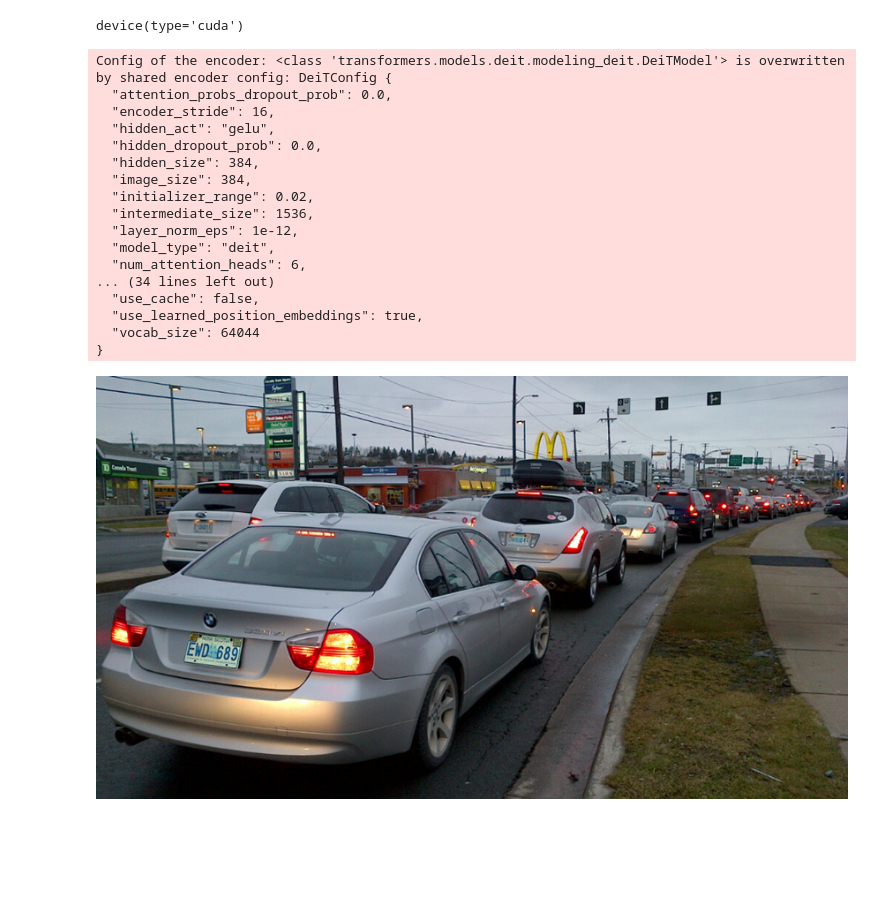
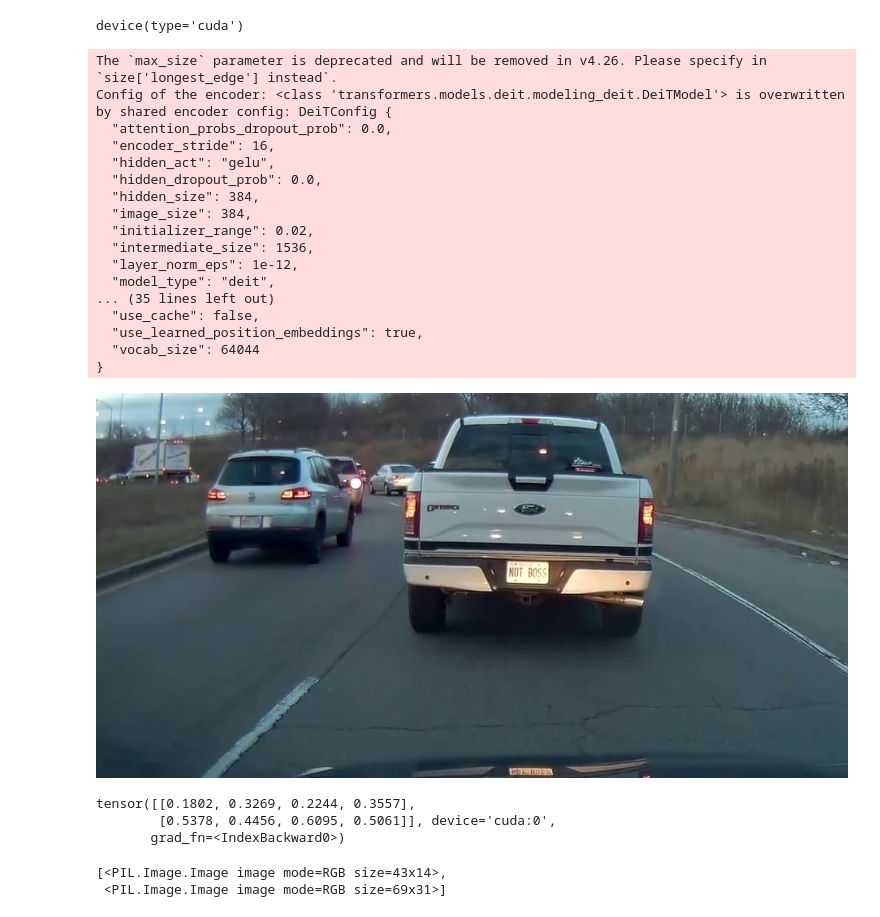
Before and after one commit to AlecLozano/Yolo_Trocr_License_Plate_Model, a Jupyter notebook: Model_Training/test.ipynb, the cells around one changed output. Drawn from its saved outputs; the diff is of its cells as text; code cells hidden in the pictures; blank space fills up the shorter version.

```diff
--- a/Model_Training/test.ipynb
+++ b/Model_Training/test.ipynb
@@ -21,8 +21,9 @@ yolo_model = YolosForObjectDetection.from_pretrained('nickmuchi/yolos-small-fine
 
 # Load model that I trained
 trocr_processor = TrOCRProcessor.from_pretrained('GudaGuda05/Trocr_License_Plate', use_fast=False)
-trocr_model = VisionEncoderDecoderModel.from_pretrained('model/model.pt').to(device)
+trocr_model = VisionEncoderDecoderModel.from_pretrained('GudaGuda05/Trocr_License_Plate').to(device)
 # %% [output]
+The `max_size` parameter is deprecated and will be removed in v4.26. Please specify in `size['longest_edge'] instead`.
 Config of the encoder: <class 'transformers.models.deit.modeling_deit.DeiTModel'> is overwritten by shared encoder config: DeiTConfig {
   "attention_probs_dropout_prob": 0.0,
   "encoder_stride": 16,
@@ -34,8 +35,7 @@ Config of the encoder: <class 'transformers.models.deit.modeling_deit.DeiTModel'
   "intermediate_size": 1536,
   "layer_norm_eps": 1e-12,
   "model_type": "deit",
-  "num_attention_heads": 6,
-... (34 lines left out)
+... (35 lines left out)
   "use_cache": false,
   "use_learned_position_embeddings": true,
   "vocab_size": 64044
@@ -87,15 +91,26 @@ def show_images(images):
     for image in images:
         image.show()
 # %%
-img = Image.open('Test_Images/image.png')
+img = Image.open('Test_Images/Traffic5.png')
 px = yolo_processor(img, return_tensors='pt').pixel_values.to(device)
-output = yolo_processor.post_process_object_detection(yolo_model(px), threshold=.9)[0]["boxes"]
+output = yolo_processor.post_process_object_detection(yolo_model(px), threshold=.95)[0]["boxes"]
 img
 # %% [output]
-[figure, old version]
+[figure, new version]
+# %%
+output
+# %% [output]
+tensor([[0.1802, 0.3269, 0.2244, 0.3557],
+        [0.5378, 0.4456, 0.6095, 0.5061]], device='cuda:0',
+       grad_fn=<IndexBackward0>)
 # %%
 cropped_imgs = crop_objects(output, img)
 show_images(cropped_imgs)
+# %%
+cropped_imgs
+# %% [output]
+[<PIL.Image.Image image mode=RGB size=43x14>,
+ <PIL.Image.Image image mode=RGB size=69x31>]
 # %%
 p_image = trocr_processor(cropped_imgs, return_tensors='pt').to(device).pixel_values
 trocr_output = trocr_model.generate(p_image)
```
Also changed, not shown: parts of 2 cells of this notebook, 3 other files.
